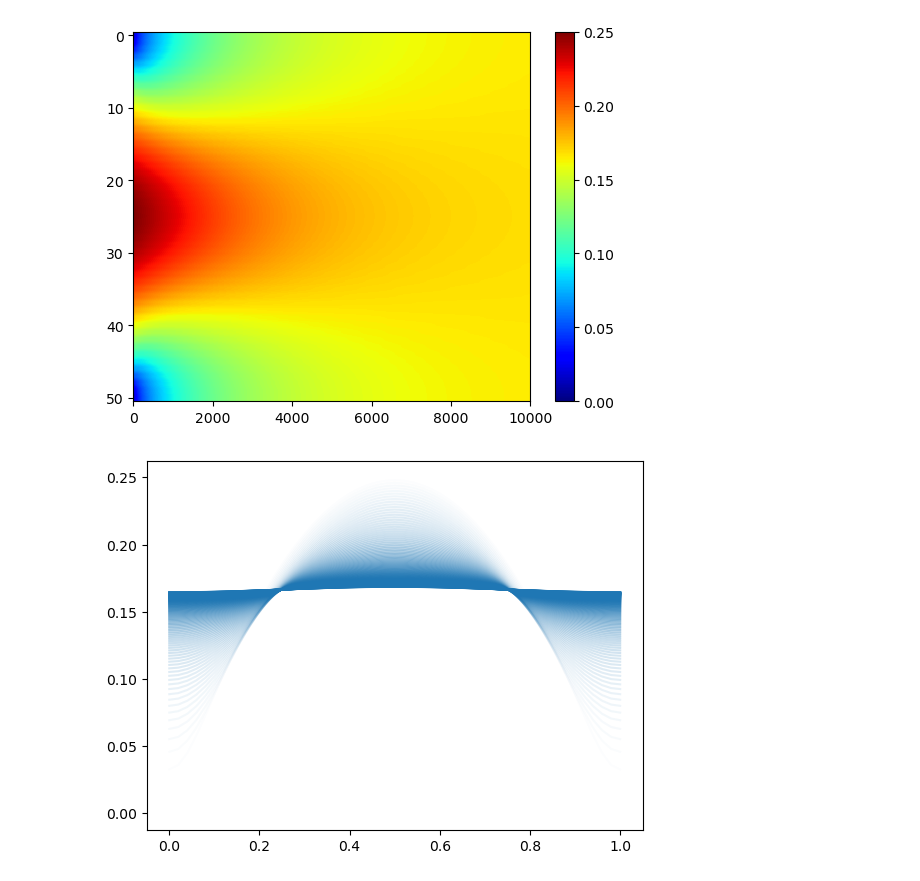
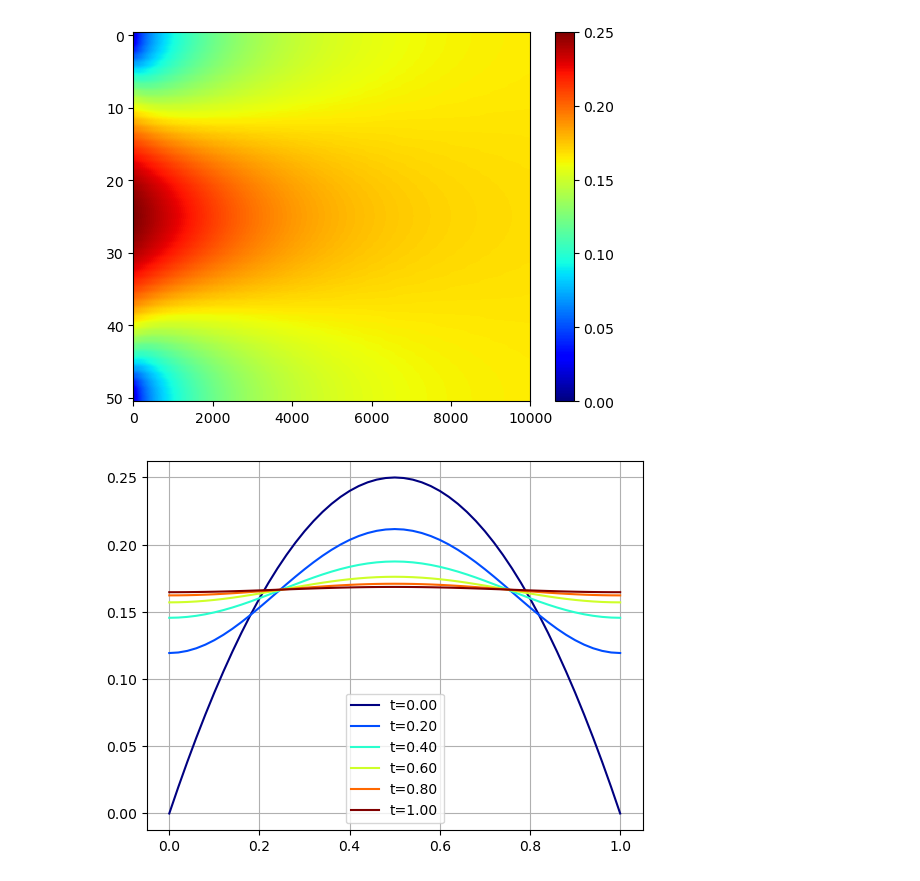
Before and after one commit to UBCMath/MATH316, a Jupyter notebook: heat.ipynb, the cells around one changed output. Cells and saved outputs as stored; diff of their text form; code cells hidden in the pictures.

```diff
--- a/heat.ipynb
+++ b/heat.ipynb
@@ -378,10 +386,14 @@ plt.show()
 # %% [output]
 [figure]
 # %%
+nsteps = 5
+tstep = M//nsteps
 x = np.linspace(0,L,N+1)
-nframes = 100
-step = M//nframes
-for i in range(nframes):
-    plt.plot(x,U[:,step*i],'C0',alpha=i/nframes)
+for k in range(nsteps+1):
+    t = k*tstep*tf/M
+    plt.plot(x,U[:,k*tstep],color=plt.cm.jet(t),label='t={:.2f}'.format(t))
+plt.legend()
+plt.grid(True)
+plt.show()
 # %% [output]
-[figure, old version]
+[figure, new version]
```
Also changed, not shown: parts of 11 cells of this notebook, 2 other files.
